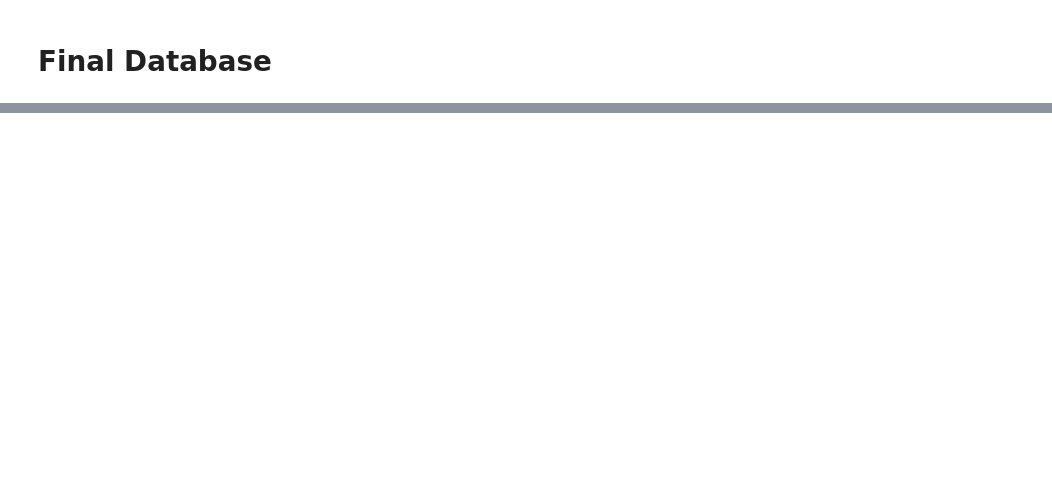
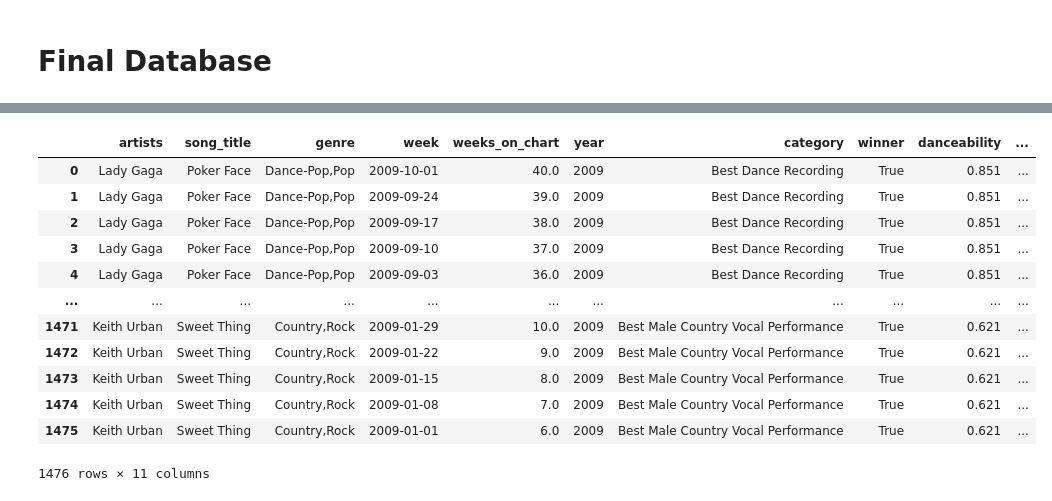
Before and after one commit to AliciaAPerez/ETL_Billboard_Hits_vs_Grammy_Winners, a Jupyter notebook: Billboard_Grammys_Full_Project.ipynb, the cells around one changed output, grey strips where cells are left out. Saved outputs shown, nothing was run; the diff lists cells and outputs as text; code cells hidden in the pictures; blank space fills up the shorter version.

```diff
--- a/Billboard_Grammys_Full_Project.ipynb
+++ b/Billboard_Grammys_Full_Project.ipynb
@@ -579,0 +595,16 @@ pd.read_sql_query('select * from spotify', con=engine).head()
+# %%
+song_list
+# %% [output]
+|  | artists | song_title | genre | week | weeks_on_chart | year | category | winner | danceability | ... |
+| 0 | Lady Gaga | Poker Face | Dance-Pop,Pop | 2009-10-01 | 40.0 | 2009 | Best Dance Recording | True | 0.851 | ... |
+| 1 | Lady Gaga | Poker Face | Dance-Pop,Pop | 2009-09-24 | 39.0 | 2009 | Best Dance Recording | True | 0.851 | ... |
+| 2 | Lady Gaga | Poker Face | Dance-Pop,Pop | 2009-09-17 | 38.0 | 2009 | Best Dance Recording | True | 0.851 | ... |
+| 3 | Lady Gaga | Poker Face | Dance-Pop,Pop | 2009-09-10 | 37.0 | 2009 | Best Dance Recording | True | 0.851 | ... |
+| 4 | Lady Gaga | Poker Face | Dance-Pop,Pop | 2009-09-03 | 36.0 | 2009 | Best Dance Recording | True | 0.851 | ... |
+| ... | ... | ... | ... | ... | ... | ... | ... | ... | ... | ... |
+| 1471 | Keith Urban | Sweet Thing | Country,Rock | 2009-01-29 | 10.0 | 2009 | Best Male Country Vocal Performance | True | 0.621 | ... |
+| 1472 | Keith Urban | Sweet Thing | Country,Rock | 2009-01-22 | 9.0 | 2009 | Best Male Country Vocal Performance | True | 0.621 | ... |
+| 1473 | Keith Urban | Sweet Thing | Country,Rock | 2009-01-15 | 8.0 | 2009 | Best Male Country Vocal Performance | True | 0.621 | ... |
+| 1474 | Keith Urban | Sweet Thing | Country,Rock | 2009-01-08 | 7.0 | 2009 | Best Male Country Vocal Performance | True | 0.621 | ... |
+| 1475 | Keith Urban | Sweet Thing | Country,Rock | 2009-01-01 | 6.0 | 2009 | Best Male Country Vocal Performance | True | 0.621 | ... |
+1476 rows × 11 columns
```
Also changed, not shown: parts of 18 cells of this notebook, 2 other files.
